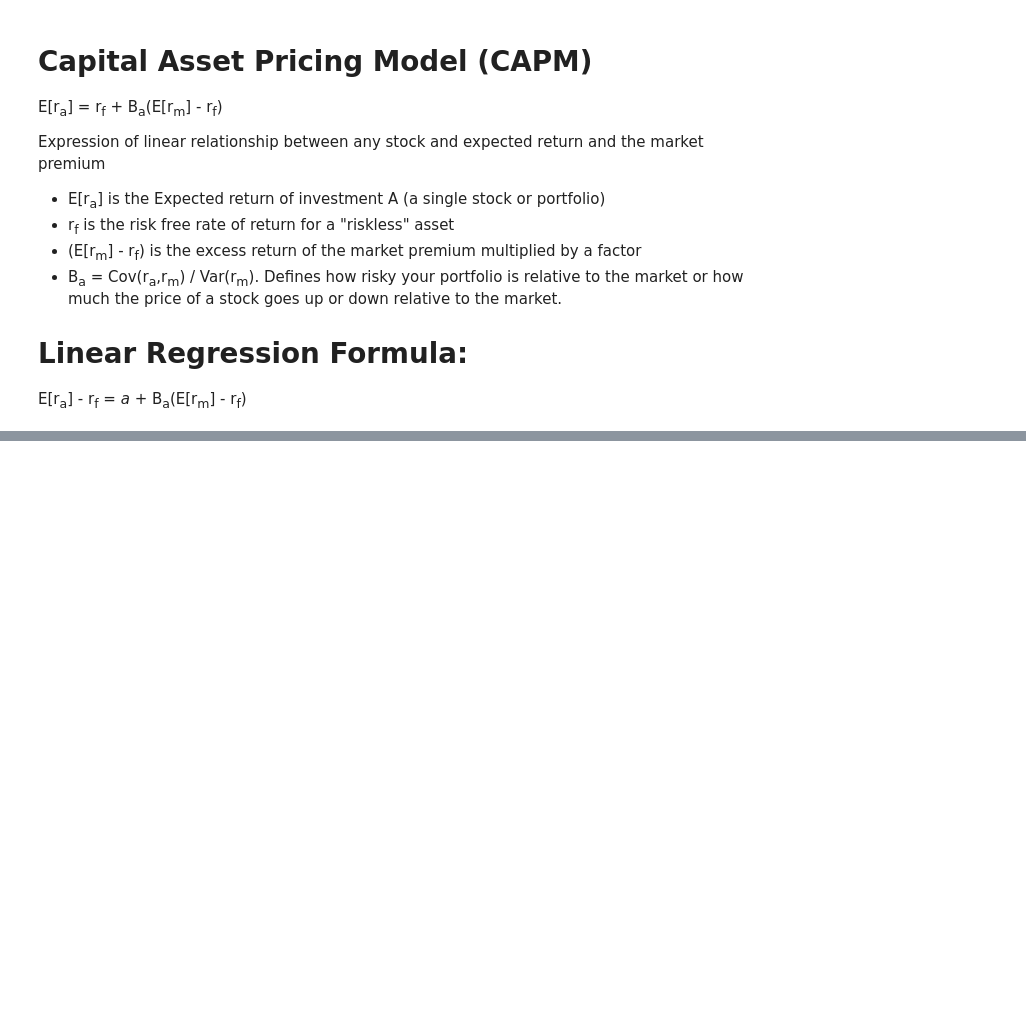
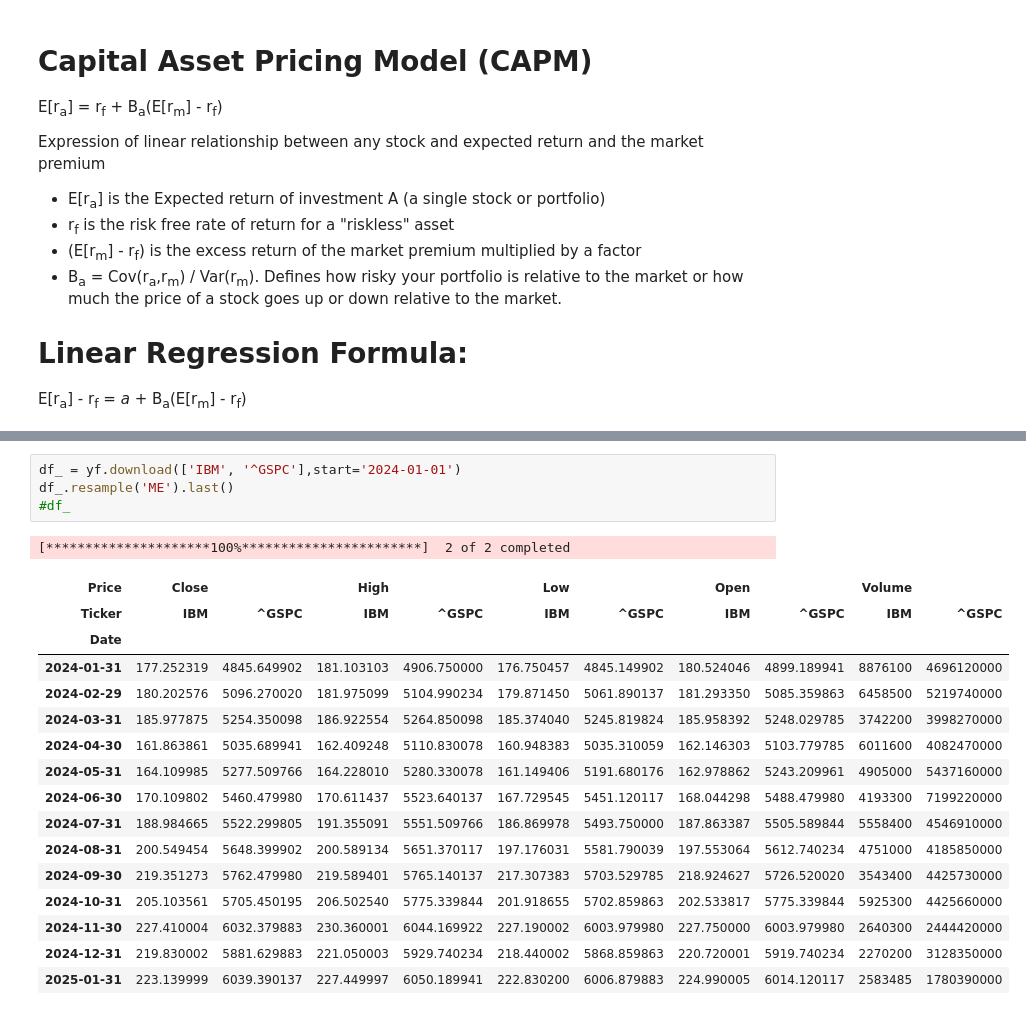
Before and after one commit to 5791nbm/FinCoLab, a Jupyter notebook: CAPM.ipynb, the cells around one changed output, grey strips where cells are left out. Cells and saved outputs as stored; diff of their text form; blank space fills up the shorter version.

```diff
--- a/CAPM.ipynb
+++ b/CAPM.ipynb
@@ -18,0 +27,22 @@ E[r<sub>a</sub>] - r<sub>f</sub> = *a* + B<sub>a</sub>(E[r<sub>m</sub>] - r<sub>
+# %%
+df_ = yf.download(['IBM', '^GSPC'],start='2024-01-01')
+df_.resample('ME').last()
+#df_
+# %% [output]
+[*********************100%***********************]  2 of 2 completed
+| Price | Close |  | High |  | Low |  | Open |  | Volume |  |
+| Ticker | IBM | ^GSPC | IBM | ^GSPC | IBM | ^GSPC | IBM | ^GSPC | IBM | ^GSPC |
+| Date |  |  |  |  |  |  |  |  |  |  |
+| 2024-01-31 | 177.252319 | 4845.649902 | 181.103103 | 4906.750000 | 176.750457 | 4845.149902 | 180.524046 | 4899.189941 | 8876100 | 4696120000 |
+| 2024-02-29 | 180.202576 | 5096.270020 | 181.975099 | 5104.990234 | 179.871450 | 5061.890137 | 181.293350 | 5085.359863 | 6458500 | 5219740000 |
+| 2024-03-31 | 185.977875 | 5254.350098 | 186.922554 | 5264.850098 | 185.374040 | 5245.819824 | 185.958392 | 5248.029785 | 3742200 | 3998270000 |
+| 2024-04-30 | 161.863861 | 5035.689941 | 162.409248 | 5110.830078 | 160.948383 | 5035.310059 | 162.146303 | 5103.779785 | 6011600 | 4082470000 |
+| 2024-05-31 | 164.109985 | 5277.509766 | 164.228010 | 5280.330078 | 161.149406 | 5191.680176 | 162.978862 | 5243.209961 | 4905000 | 5437160000 |
+| 2024-06-30 | 170.109802 | 5460.479980 | 170.611437 | 5523.640137 | 167.729545 | 5451.120117 | 168.044298 | 5488.479980 | 4193300 | 7199220000 |
+| 2024-07-31 | 188.984665 | 5522.299805 | 191.355091 | 5551.509766 | 186.869978 | 5493.750000 | 187.863387 | 5505.589844 | 5558400 | 4546910000 |
+| 2024-08-31 | 200.549454 | 5648.399902 | 200.589134 | 5651.370117 | 197.176031 | 5581.790039 | 197.553064 | 5612.740234 | 4751000 | 4185850000 |
+| 2024-09-30 | 219.351273 | 5762.479980 | 219.589401 | 5765.140137 | 217.307383 | 5703.529785 | 218.924627 | 5726.520020 | 3543400 | 4425730000 |
+| 2024-10-31 | 205.103561 | 5705.450195 | 206.502540 | 5775.339844 | 201.918655 | 5702.859863 | 202.533817 | 5775.339844 | 5925300 | 4425660000 |
+| 2024-11-30 | 227.410004 | 6032.379883 | 230.360001 | 6044.169922 | 227.190002 | 6003.979980 | 227.750000 | 6003.979980 | 2640300 | 2444420000 |
+| 2024-12-31 | 219.830002 | 5881.629883 | 221.050003 | 5929.740234 | 218.440002 | 5868.859863 | 220.720001 | 5919.740234 | 2270200 | 3128350000 |
+| 2025-01-31 | 223.139999 | 6039.390137 | 227.449997 | 6050.189941 | 222.830200 | 6006.879883 | 224.990005 | 6014.120117 | 2583485 | 1780390000 |
```
Also changed, not shown: parts of 5 cells of this notebook.
